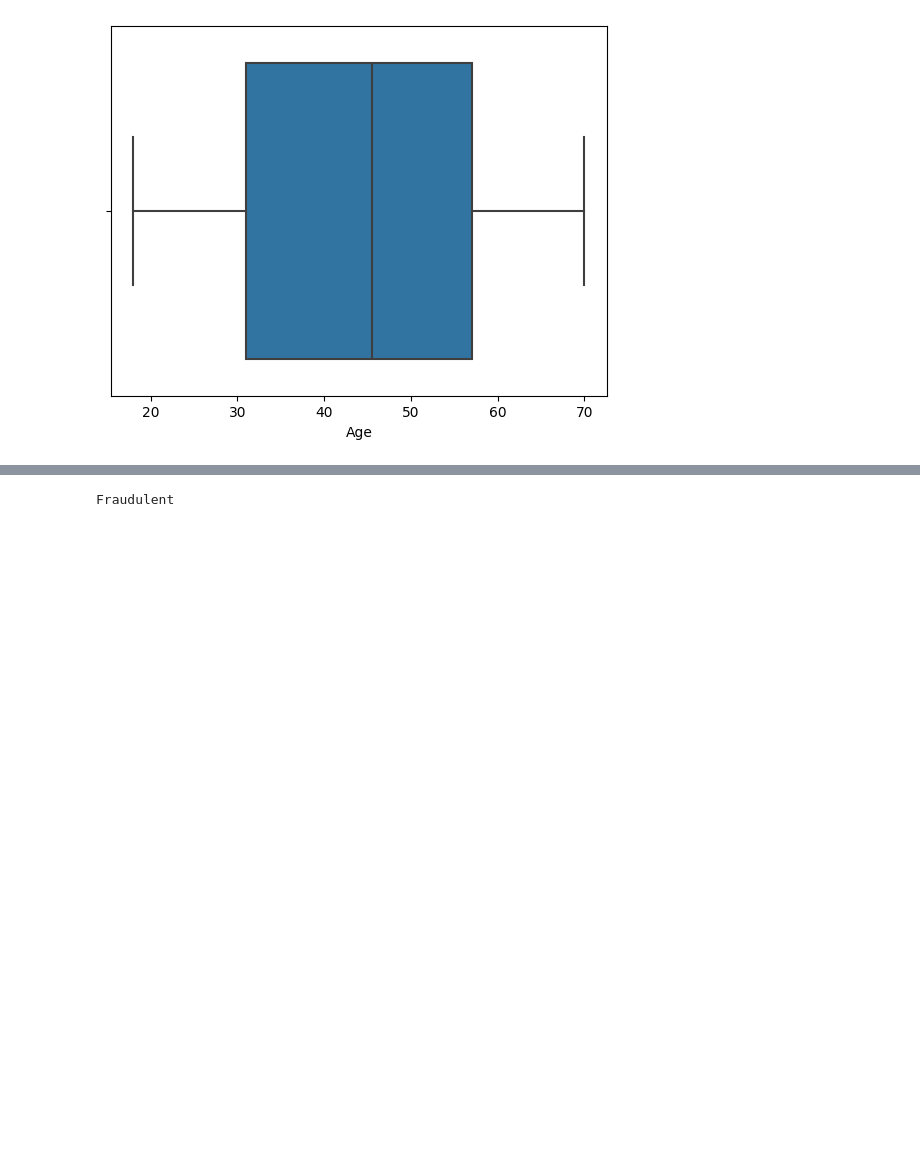
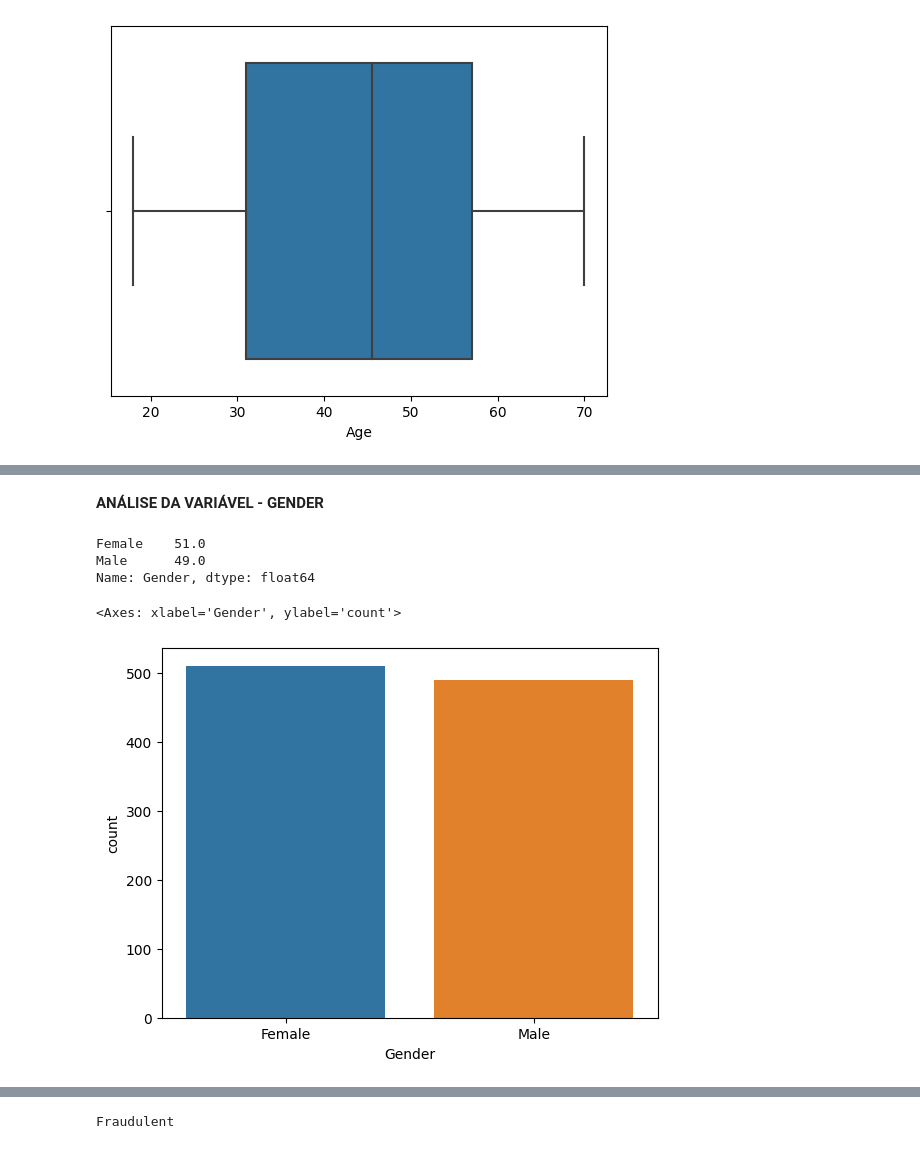
Before and after one commit to gseganzerla/trab, a Jupyter notebook: deep-learning.ipynb, the cells around one changed output, grey strips where cells are left out. Drawn from its saved outputs; the diff is of its cells as text; code cells hidden in the pictures; blank space fills up the shorter version.

```diff
--- a/deep-learning.ipynb
+++ b/deep-learning.ipynb
@@ -103,0 +135,13 @@ sns.boxplot(df, x=df['Age'])
+# %% [markdown]
+**ANÁLISE DA VARIÁVEL - GENDER**
+# %%
+df['Gender'].value_counts(normalize=True)*100
+# %% [output]
+Female    51.0
+Male      49.0
+Name: Gender, dtype: float64
+# %%
+sns.countplot(df, x=df['Gender'])
+# %% [output]
+<Axes: xlabel='Gender', ylabel='count'>
+[figure, added]
```
Also changed, not shown: parts of 74 cells of this notebook.
